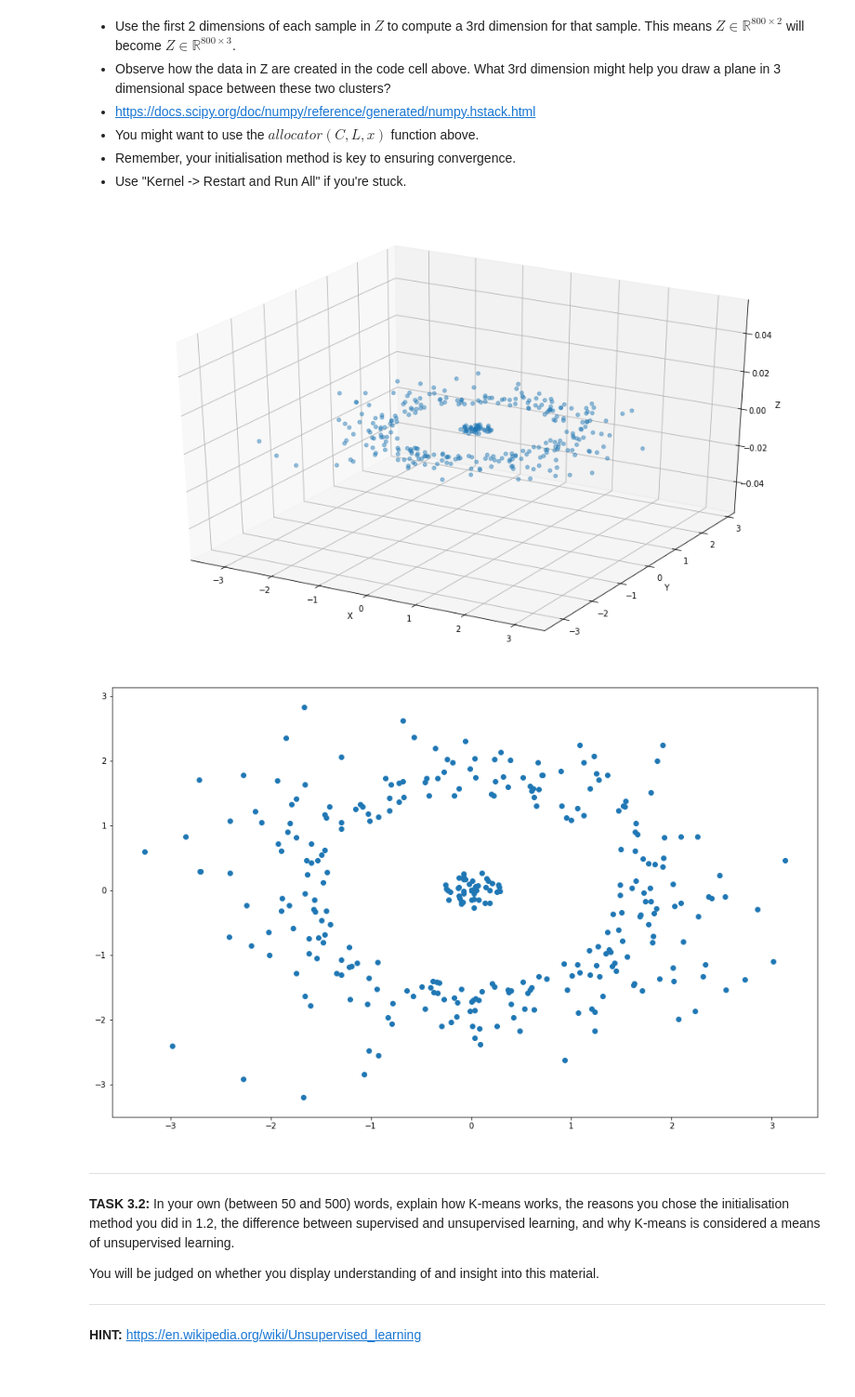
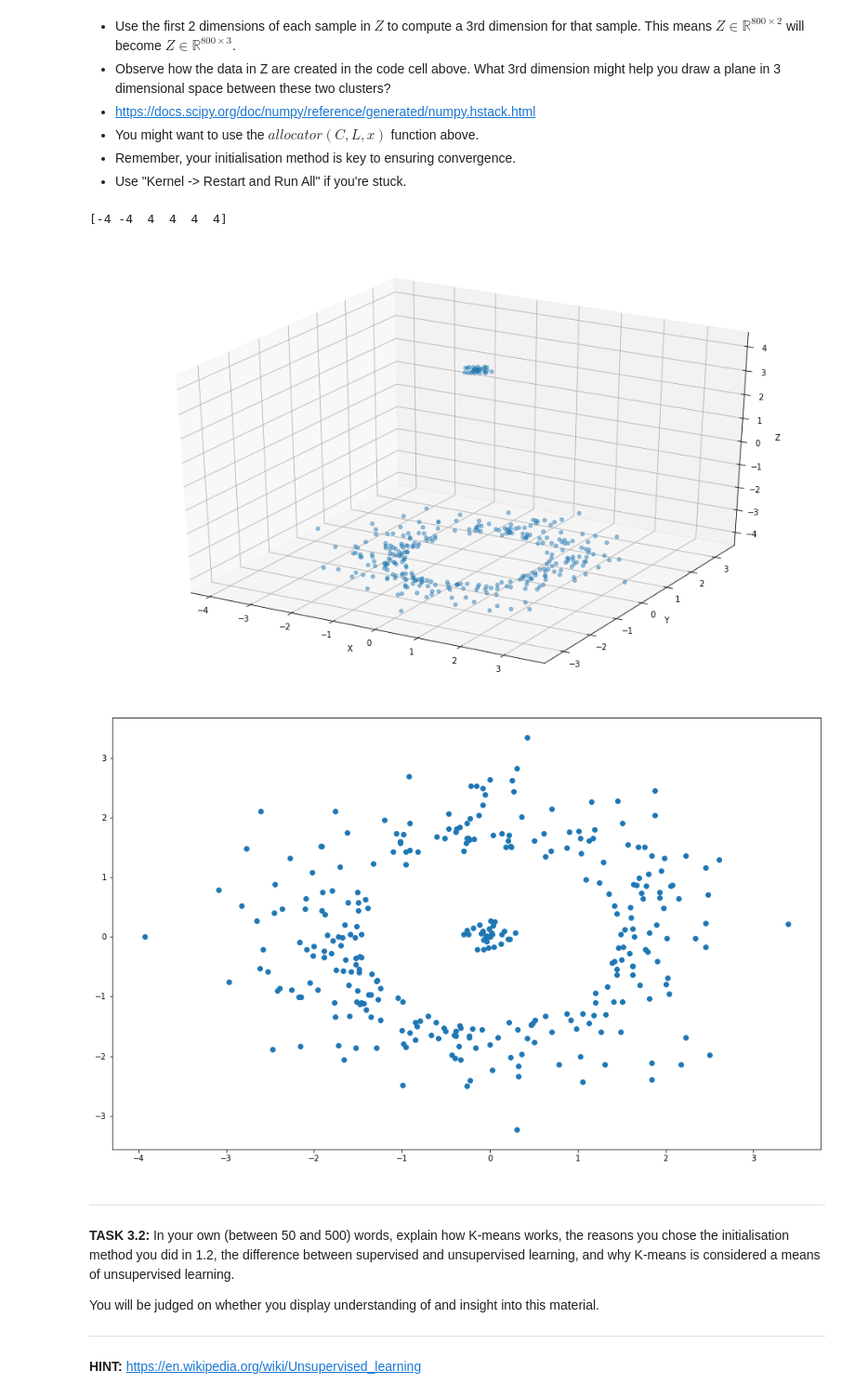
Before and after one commit to OddUlrich/Machine-Learning-Studio, a Jupyter notebook: mathematics_in_ML/3-kmeans.ipynb, the cells around one changed output. Shown at 93% size. Drawn from its saved outputs; the diff is of its cells as text; code cells hidden in the pictures.

```diff
--- a/mathematics_in_ML/3-kmeans.ipynb
+++ b/mathematics_in_ML/3-kmeans.ipynb
@@ -491,10 +491,10 @@ def initialise_parameters(m, n, X):
     C = np.zeros((m, n))
     #YOUR CODE HERE.
 
-    ''' Standart algorithm.
+    # Standart algorithm.
     for i in range(m):
         C[i,:] = X[np.random.randint(0, X.shape[0]), :]
-    '''
+
 
 
     ''' k-means++
@@ -561,6 +560,14 @@ In other words, make each centroid in $C$ the average of all the samples which w
 def M_step(C, X, L):
     new_C = np.zeros(C.shape)
     #YOUR CODE HERE.
+    mark = np.zeros(L.shape[0], dtype="bool")
+
+    for i in range(C.shape[0]):
+        for j in range(L.shape[0]):
+            mark[j] = np.array_equal(C[i,], L[j,]) # marked with 0 and 1.
+
+        new_C[i] = mark@X / np.sum(mark)
+
     return new_C
 
 print('Before:')
@@ -581,7 +600,13 @@ print(M_step(C, X, L))
 def kmeans(X, m, i):
     L = np.zeros(X.shape)
     C = None
+
     #YOUR CODE HERE.
+    C = initialise_parameters(m, X.shape[1], X)
+    for idx in range(i):
+        L = E_step(C, X)
+        C = M_step(C, X, L)
+
     return C, L
 
 #CODE TO DISPLAY YOUR RESULTS. DO NOT MODIFY.
@@ -646,31 +702,44 @@ Having done so, use your two centroids to colour the two sets of samples in the
 - You might want to use the $allocator(C, L, x)$ function above.
 - Remember, your initialisation method is key to ensuring convergence.
 - Use "Kernel -> Restart and Run All" if you're stuck.
+# %%
+base = 4
+d = np.array([1,2,0.1,0.2,-0.2,-1])
+
+z = (2*(d < 0.3)-1) * base
+print(z)
+# %% [output]
+[-4 -4  4  4  4  4]
 # %%
 Z = gen_z()
 #YOUR CODE HERE.
-
+base = 4
+scale_z = np.zeros((Z.shape[0], 1))
+for i in range(Z.shape[0]):
+    d = np.linalg.norm(Z[i, :])
+    scale_z[i] = (2*(d < 0.3)-1) * base
+Z = np.hstack((Z, scale_z))
 
 #DISPLAY CODE. MODIFY THIS AS YOU SEE FIT.
 colours = ['r', 'b']
 if Z.shape[1] == 2:
     Z = np.hstack((Z, np.zeros((800, 1))))
 cluster = Z
 fig = plt.figure(figsize=(16, 10))
 ax = fig.add_subplot(111, projection='3d')
 
 ax.scatter(cluster[:, 0], cluster[:, 1], cluster[:, 2], alpha=0.45)
 ax.set_xlabel('X')
 ax.set_ylabel('Y')
 ax.set_zlabel('Z')
 plt.show()
 
 fig = plt.figure(figsize=(16, 10))
 plt.scatter(cluster[:,0], cluster[:,1])
 plt.show()
 # %% [output]
-[figure, old version]
+[figure, new version]
-[figure, old version]
+[figure, new version]
 # %% [markdown]
 ---
 **TASK 3.2:** In your own (between 50 and 500) words, explain how K-means works, the reasons you chose the initialisation method you did in 1.2, the difference between supervised and unsupervised learning, and why K-means is considered a means of unsupervised learning.
```
Also changed, not shown: parts of 8 cells of this notebook.
